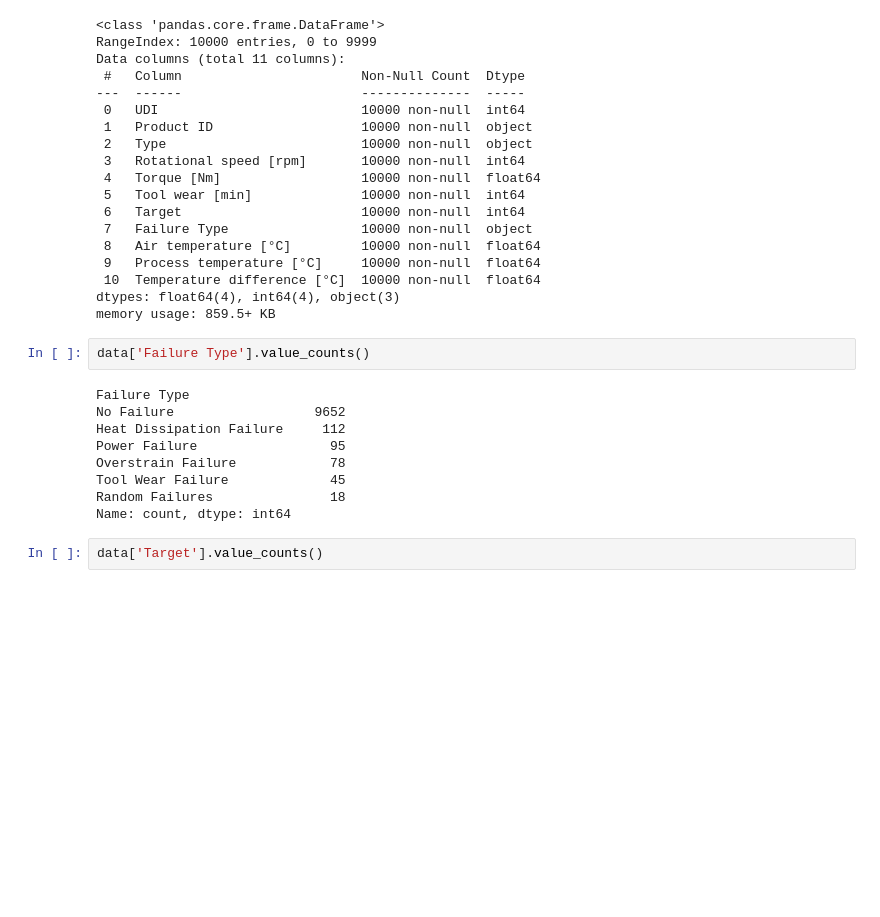
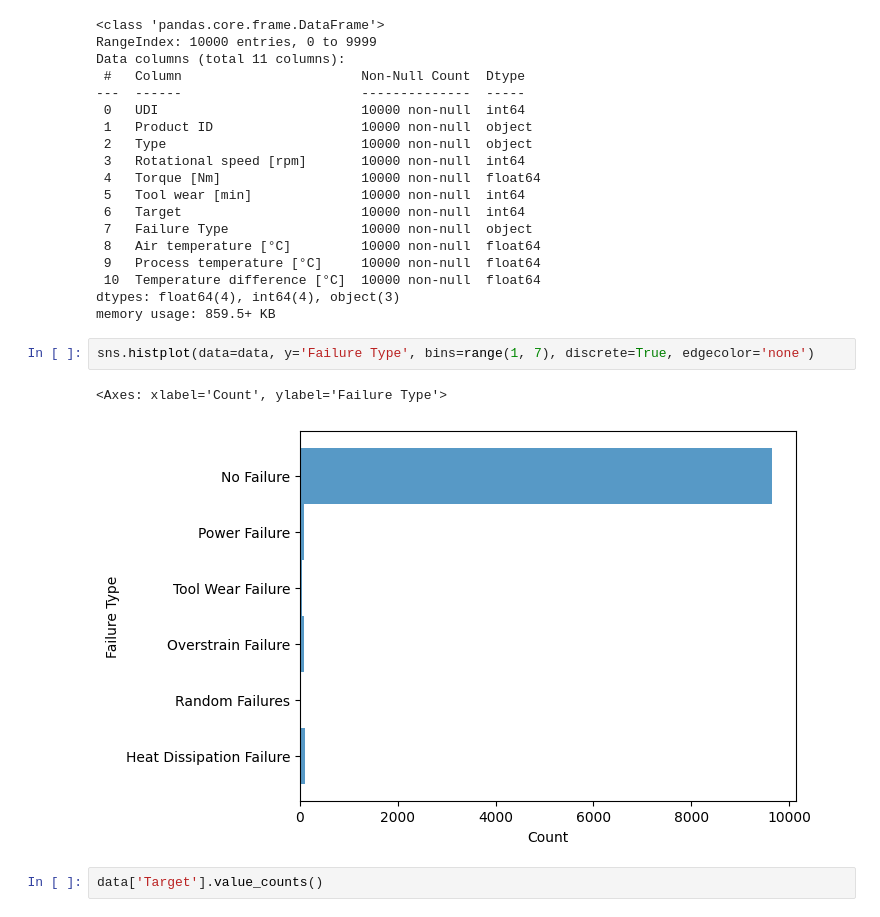
Before and after one commit to Patrick-NII/Predictive_Maintenance, a Jupyter notebook: EDA.ipynb, the cells around one changed output. Drawn from its saved outputs; the diff is of its cells as text; blank space fills up the shorter version.

Commit message:
failure type

```diff
--- a/EDA.ipynb
+++ b/EDA.ipynb
@@ -88,17 +88,11 @@ Data columns (total 11 columns):
  10  Temperature difference [°C]  10000 non-null  float64
 dtypes: float64(4), int64(4), object(3)
 memory usage: 859.5+ KB
-# %%
-data['Failure Type'].value_counts()
-# %% [output]
-Failure Type
-No Failure                  9652
-Heat Dissipation Failure     112
-Power Failure                 95
-Overstrain Failure            78
-Tool Wear Failure             45
-Random Failures               18
-Name: count, dtype: int64
+# %%
+sns.histplot(data=data, y='Failure Type', bins=range(1, 7), discrete=True, edgecolor='none')
+# %% [output]
+<Axes: xlabel='Count', ylabel='Failure Type'>
+[figure, added]
 # %%
 data['Target'].value_counts()
 # %% [output]
```
